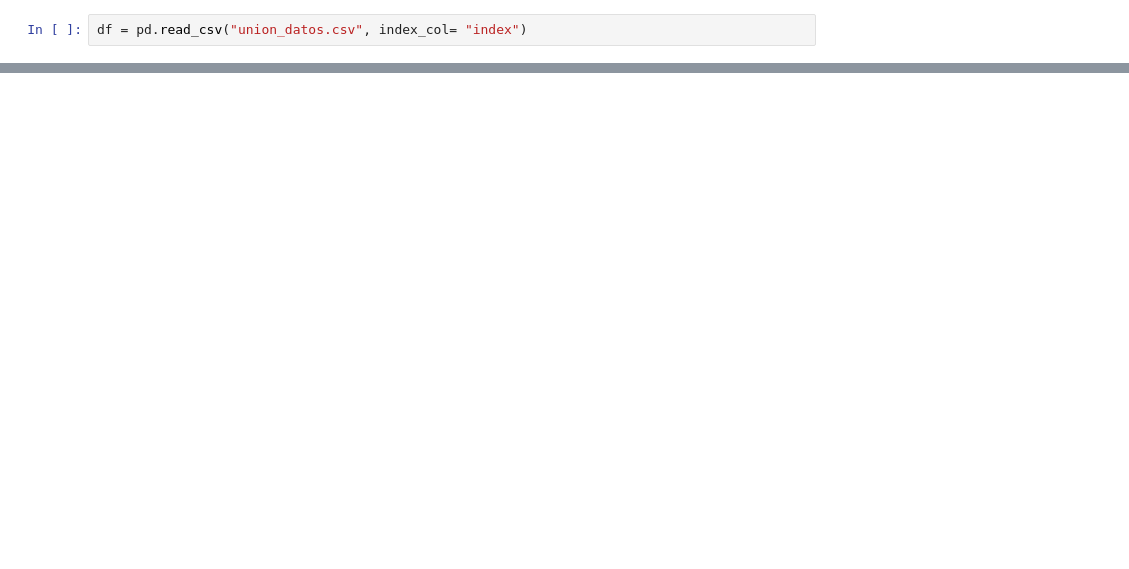
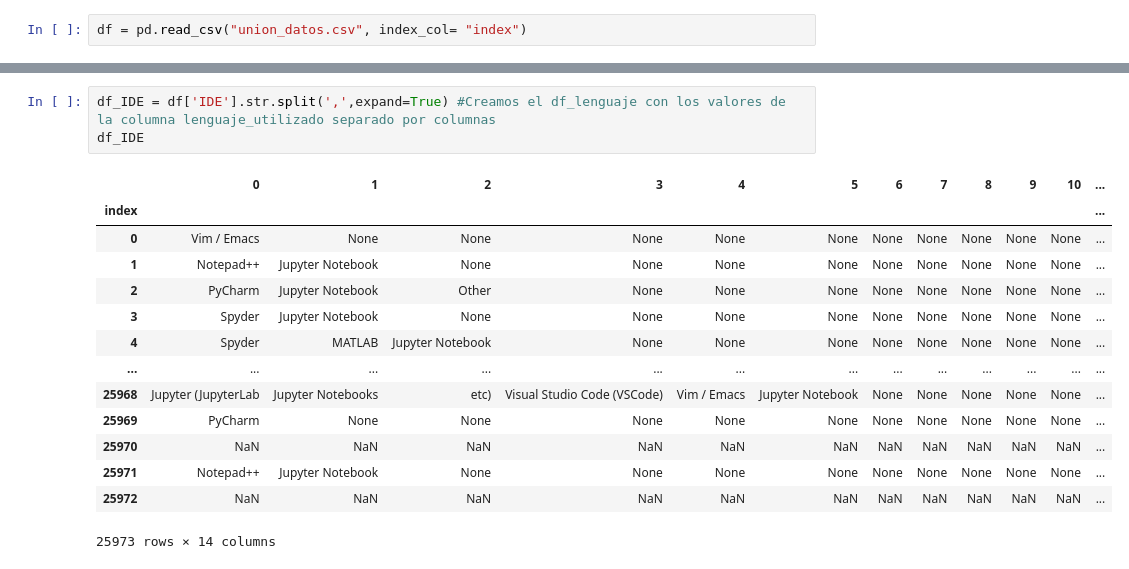
Before and after one commit to paulafuenteg/Kaggle-DS-ML-Survey, a Jupyter notebook: Limpieza/limpieza.ipynb, the cells around one changed output, grey strips where cells are left out. Saved outputs shown, nothing was run; the diff lists cells and outputs as text; blank space fills up the shorter version.

```diff
--- a/Limpieza/limpieza.ipynb
+++ b/Limpieza/limpieza.ipynb
@@ -16,0 +140,18 @@ df.head()
+# %%
+df_IDE = df['IDE'].str.split(',',expand=True) #Creamos el df_lenguaje con los valores de la columna lenguaje_utilizado separado por columnas
+df_IDE
+# %% [output]
+|  | 0 | 1 | 2 | 3 | 4 | 5 | 6 | 7 | 8 | 9 | 10 | ... |
+| index |  |  |  |  |  |  |  |  |  |  |  | ... |
+| 0 | Vim / Emacs | None | None | None | None | None | None | None | None | None | None | ... |
+| 1 | Notepad++ | Jupyter Notebook | None | None | None | None | None | None | None | None | None | ... |
+| 2 | PyCharm | Jupyter Notebook | Other | None | None | None | None | None | None | None | None | ... |
+| 3 | Spyder | Jupyter Notebook | None | None | None | None | None | None | None | None | None | ... |
+| 4 | Spyder | MATLAB | Jupyter Notebook | None | None | None | None | None | None | None | None | ... |
+| ... | ... | ... | ... | ... | ... | ... | ... | ... | ... | ... | ... | ... |
+| 25968 | Jupyter (JupyterLab | Jupyter Notebooks | etc) | Visual Studio Code (VSCode) | Vim / Emacs | Jupyter Notebook | None | None | None | None | None | ... |
+| 25969 | PyCharm | None | None | None | None | None | None | None | None | None | None | ... |
+| 25970 | NaN | NaN | NaN | NaN | NaN | NaN | NaN | NaN | NaN | NaN | NaN | ... |
+| 25971 | Notepad++ | Jupyter Notebook | None | None | None | None | None | None | None | None | None | ... |
+| 25972 | NaN | NaN | NaN | NaN | NaN | NaN | NaN | NaN | NaN | NaN | NaN | ... |
+25973 rows × 14 columns
```
Also changed, not shown: parts of 12 cells of this notebook.
